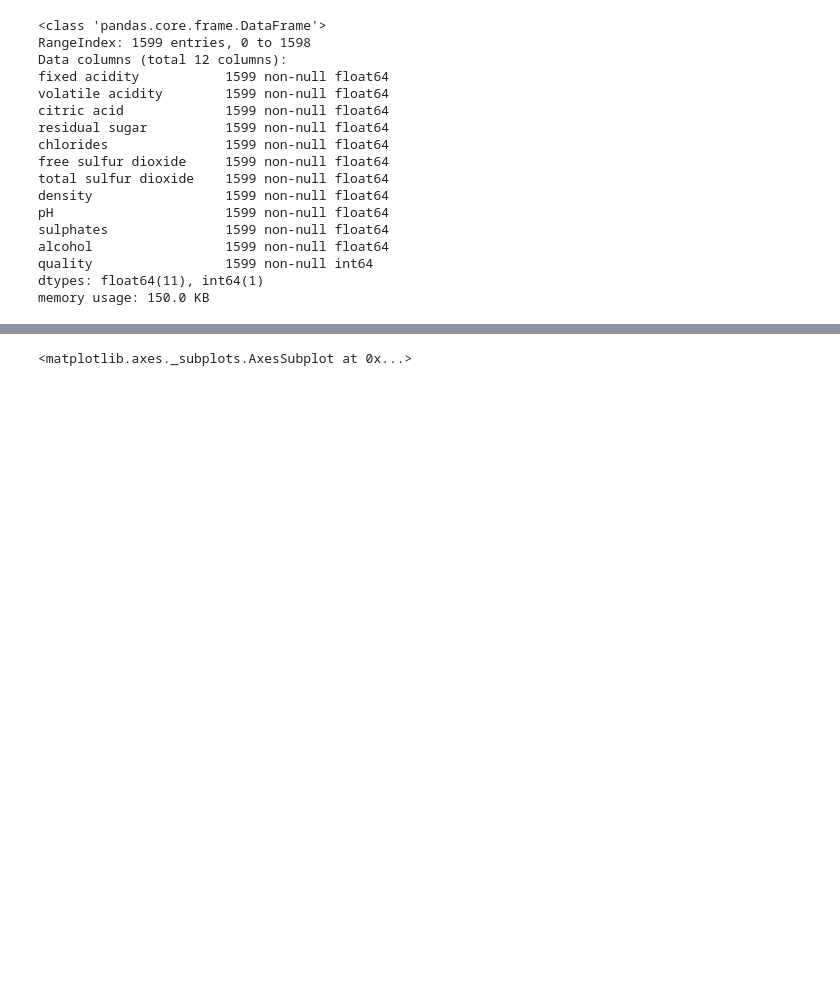
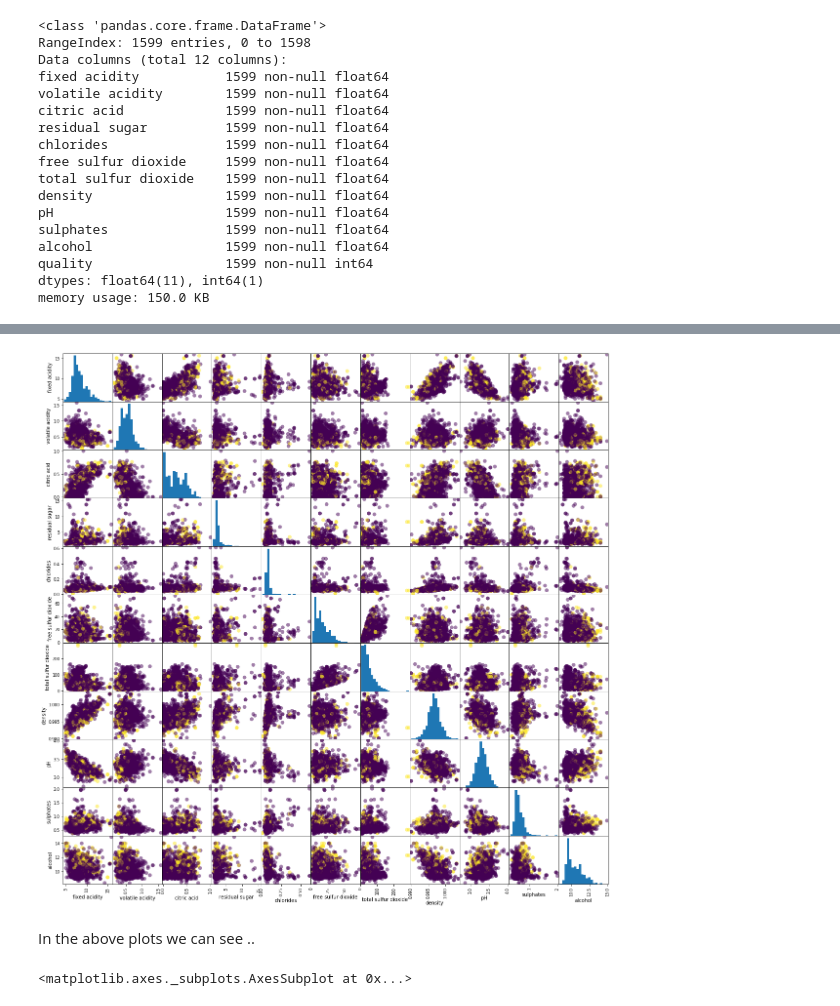
Before and after one commit to Luk390/wine_project, a Jupyter notebook: data_explor.ipynb, the cells around one changed output, grey strips where cells are left out. Drawn from its saved outputs; the diff is of its cells as text; code cells hidden in the pictures; blank space fills up the shorter version.

```diff
--- a/data_explor.ipynb
+++ b/data_explor.ipynb
@@ -45,3 +64,12 @@ memory usage: 150.0 KB
+# %%
+#Create pairwise sccatter plots and histograms to investigate the features
+pd.plotting.scatter_matrix(x, c=y['label_binary'], figsize=(20,20), marker='o', hist_kwds={'bins': 20}, s=60,
+                           alpha=0.5)
+plt.show()
+# %% [output]
+[figure, added]
+# %% [markdown]
+In the above plots we can see ..
 # %%
 #Check whether distrobution of quality is normal to satisfy linear regression assumptions
 #create figure
```
Also changed, not shown: parts of 11 cells of this notebook, 2 other files.
